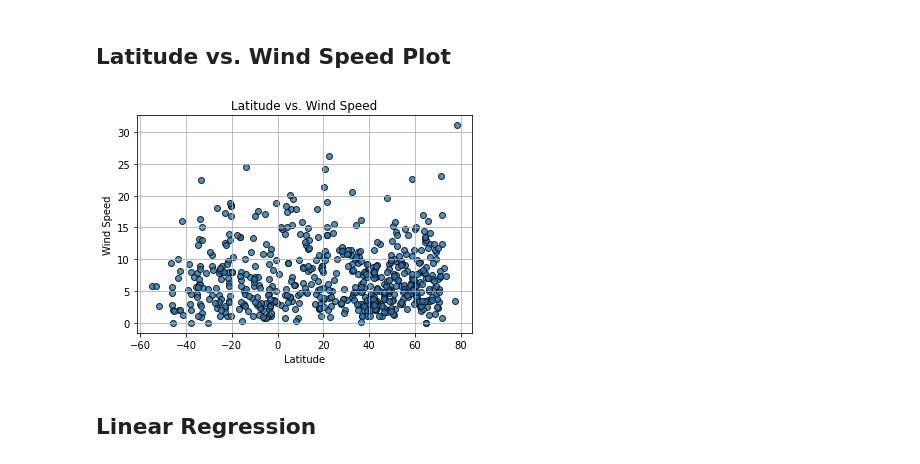
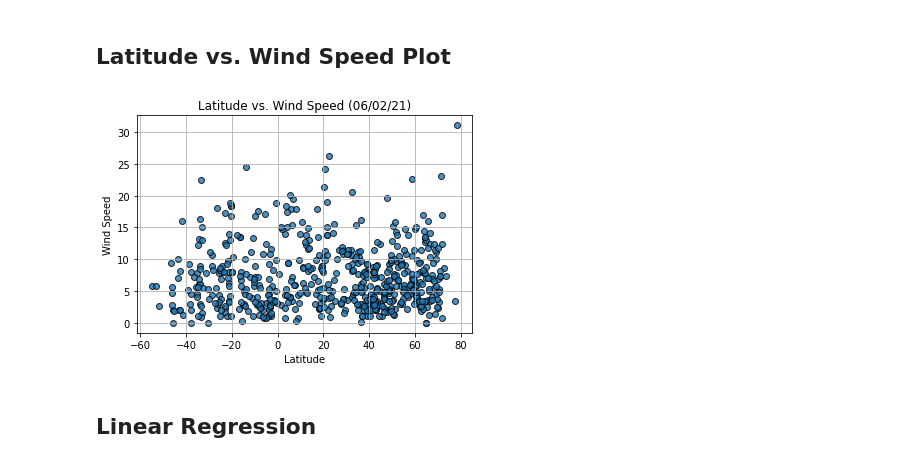
Before and after one commit to Fescamil1/python-api-challenge, a Jupyter notebook: WeatherPy/WeatherPy.ipynb, the cells around one changed output. Saved outputs shown, nothing was run; the diff lists cells and outputs as text; code cells hidden in the pictures.

```diff
--- a/WeatherPy/WeatherPy.ipynb
+++ b/WeatherPy/WeatherPy.ipynb
@@ -250,12 +253,13 @@ plt.grid(True)
 # %%
 plt.scatter(weather_df["Lat"], weather_df["Wind Speed"],edgecolor="black", linewidths=1, marker="o", alpha=0.8, label="Cities")
 
-plt.title("Latitude vs. Wind Speed")
+plt.title("Latitude vs. Wind Speed (%s)" % time.strftime("%x"))
 plt.ylabel("Wind Speed")
 plt.xlabel("Latitude")
 plt.grid(True)
+plt.savefig("LatvsWind.png")
 # %% [output]
-[figure, old version]
+[figure, new version]
 # %% [markdown]
 ## Linear Regression
 # %% [markdown]
```
Also changed, not shown: parts of 3 cells of this notebook, 4 other files.
